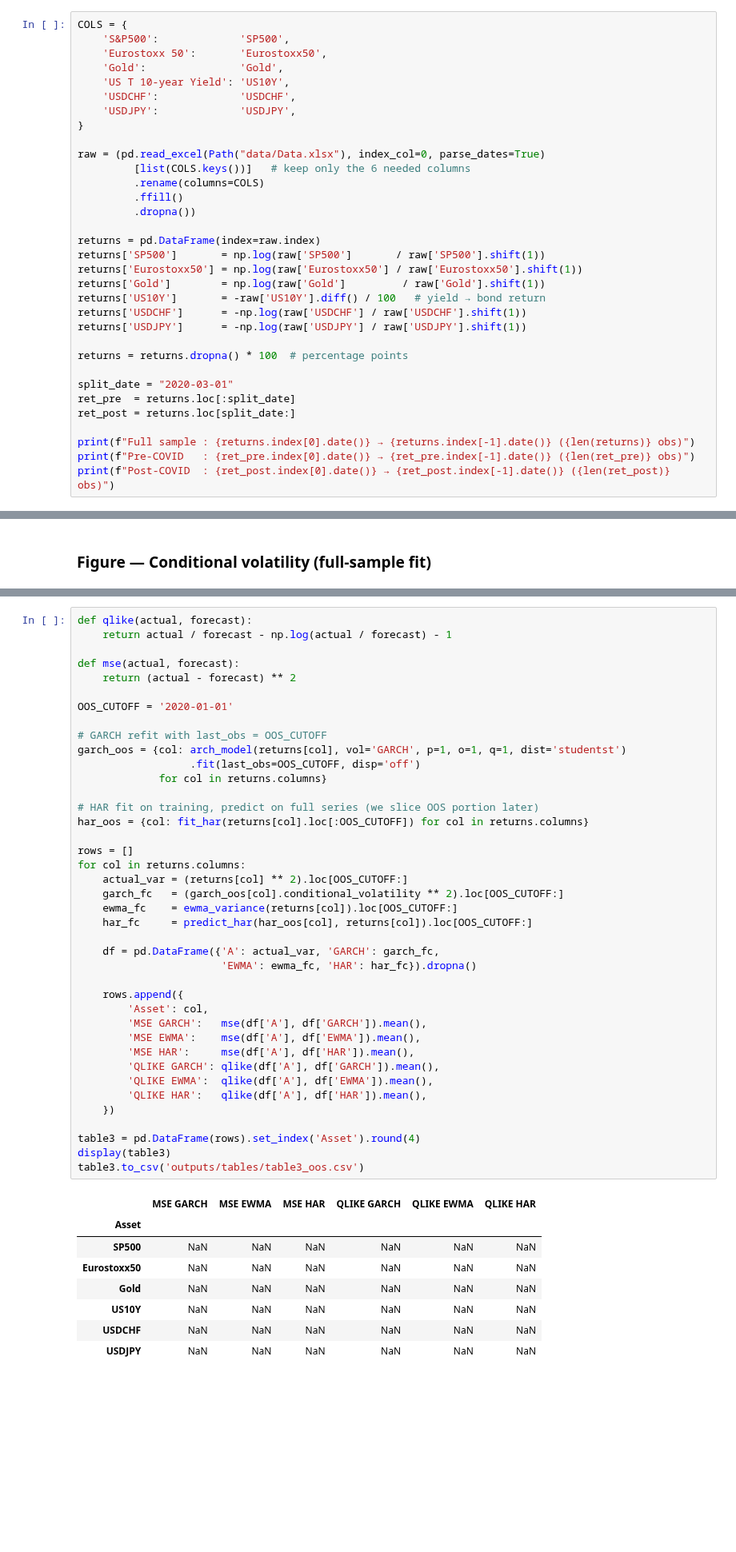
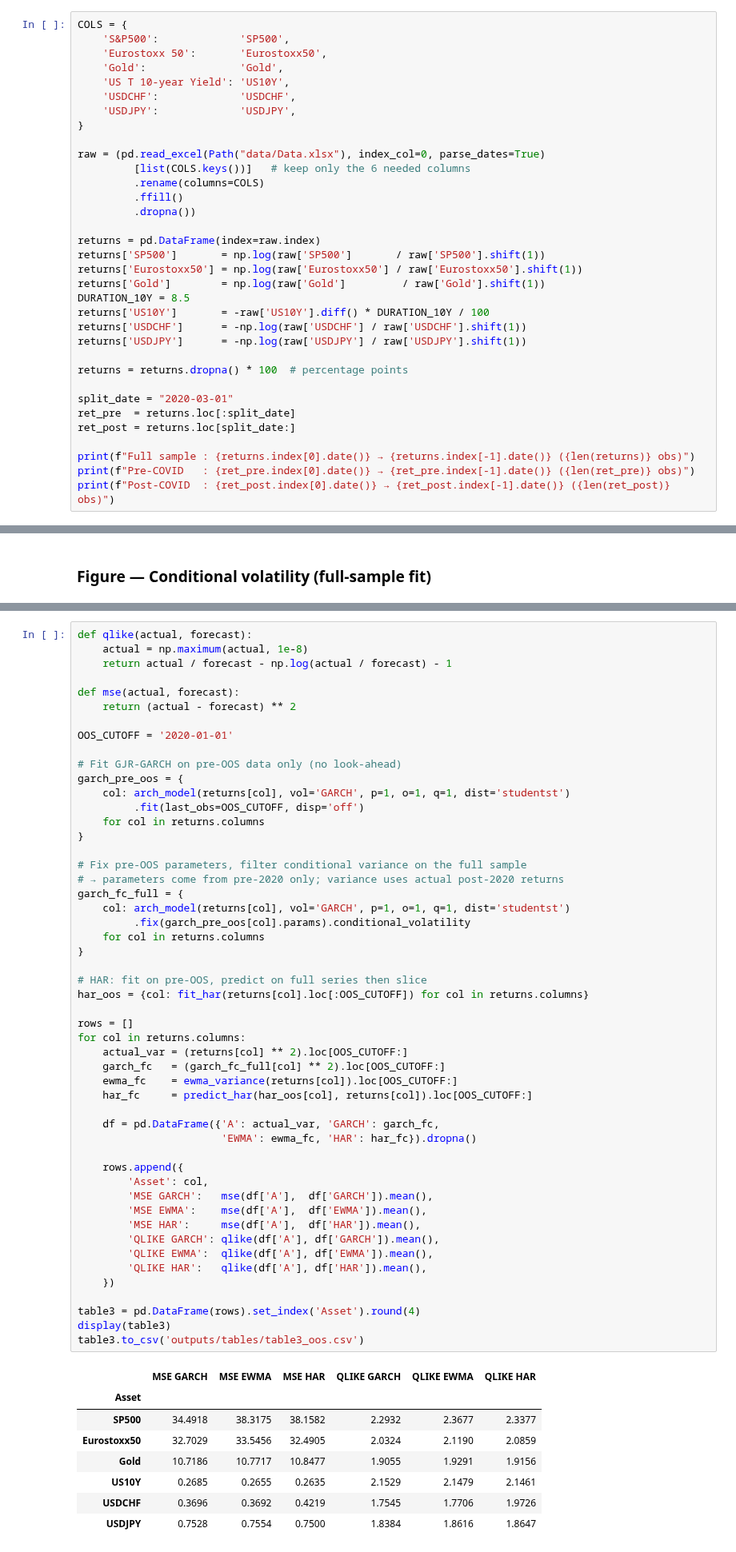
Before and after one commit to yvdri/EMiF-project-2, a Jupyter notebook: projet_emif/EMIF_proj2.ipynb, the cells around one changed output, grey strips where cells are left out. Shown at 80% size. Drawn from its saved outputs; the diff is of its cells as text; blank space fills up the shorter version.

```diff
--- a/projet_emif/EMIF_proj2.ipynb
+++ b/projet_emif/EMIF_proj2.ipynb
@@ -85,7 +85,8 @@ returns = pd.DataFrame(index=raw.index)
 returns['SP500']       = np.log(raw['SP500']       / raw['SP500'].shift(1))
 returns['Eurostoxx50'] = np.log(raw['Eurostoxx50'] / raw['Eurostoxx50'].shift(1))
 returns['Gold']        = np.log(raw['Gold']         / raw['Gold'].shift(1))
-returns['US10Y']       = -raw['US10Y'].diff() / 100   # yield → bond return
+DURATION_10Y = 8.5
+returns['US10Y']       = -raw['US10Y'].diff() * DURATION_10Y / 100
 returns['USDCHF']      = -np.log(raw['USDCHF'] / raw['USDCHF'].shift(1))
 returns['USDJPY']      = -np.log(raw['USDJPY'] / raw['USDJPY'].shift(1))
 
@@ -322,53 +323,64 @@ Loss functions (Patton 2011, robust to the noisy proxy $r_t^2$):
 $$L^{MSE}_t = (r_t^2 - \hat\sigma_t^2)^2, \qquad L^{QLIKE}_t = \frac{r_t^2}{\hat\sigma_t^2} - \ln\!\left(\frac{r_t^2}{\hat\sigma_t^2}\right) - 1$$
 # %%
 def qlike(actual, forecast):
+    actual = np.maximum(actual, 1e-8)
     return actual / forecast - np.log(actual / forecast) - 1
 
 def mse(actual, forecast):
     return (actual - forecast) ** 2
 
 OOS_CUTOFF = '2020-01-01'
 
-# GARCH refit with last_obs = OOS_CUTOFF
-garch_oos = {col: arch_model(returns[col], vol='GARCH', p=1, o=1, q=1, dist='studentst')
-                  .fit(last_obs=OOS_CUTOFF, disp='off')
-             for col in returns.columns}
+# Fit GJR-GARCH on pre-OOS data only (no look-ahead)
+garch_pre_oos = {
+    col: arch_model(returns[col], vol='GARCH', p=1, o=1, q=1, dist='studentst')
+         .fit(last_obs=OOS_CUTOFF, disp='off')
+    for col in returns.columns
+}
 
-# HAR fit on training, predict on full series (we slice OOS portion later)
+# Fix pre-OOS parameters, filter conditional variance on the full sample
+# → parameters come from pre-2020 only; variance uses actual post-2020 returns
+garch_fc_full = {
+    col: arch_model(returns[col], vol='GARCH', p=1, o=1, q=1, dist='studentst')
+         .fix(garch_pre_oos[col].params).conditional_volatility
+    for col in returns.columns
+}
+
+# HAR: fit on pre-OOS, predict on full series then slice
 har_oos = {col: fit_har(returns[col].loc[:OOS_CUTOFF]) for col in returns.columns}
 
 rows = []
 for col in returns.columns:
     actual_var = (returns[col] ** 2).loc[OOS_CUTOFF:]
-    garch_fc   = (garch_oos[col].conditional_volatility ** 2).loc[OOS_CUTOFF:]
+    garch_fc   = (garch_fc_full[col] ** 2).loc[OOS_CUTOFF:]
     ewma_fc    = ewma_variance(returns[col]).loc[OOS_CUTOFF:]
     har_fc     = predict_har(har_oos[col], returns[col]).loc[OOS_CUTOFF:]
 
     df = pd.DataFrame({'A': actual_var, 'GARCH': garch_fc,
                        'EWMA': ewma_fc, 'HAR': har_fc}).dropna()
 
     rows.append({
         'Asset': col,
-        'MSE GARCH':   mse(df['A'], df['GARCH']).mean(),
-        'MSE EWMA':    mse(df['A'], df['EWMA']).mean(),
-        'MSE HAR':     mse(df['A'], df['HAR']).mean(),
+        'MSE GARCH':   mse(df['A'],  df['GARCH']).mean(),
+        'MSE EWMA':    mse(df['A'],  df['EWMA']).mean(),
+        'MSE HAR':     mse(df['A'],  df['HAR']).mean(),
         'QLIKE GARCH': qlike(df['A'], df['GARCH']).mean(),
         'QLIKE EWMA':  qlike(df['A'], df['EWMA']).mean(),
         'QLIKE HAR':   qlike(df['A'], df['HAR']).mean(),
     })
 
 table3 = pd.DataFrame(rows).set_index('Asset').round(4)
 display(table3)
 table3.to_csv('outputs/tables/table3_oos.csv')
 # %% [output]
 |  | MSE GARCH | MSE EWMA | MSE HAR | QLIKE GARCH | QLIKE EWMA | QLIKE HAR |
 | Asset |  |  |  |  |  |  |
-| SP500 | NaN | NaN | NaN | NaN | NaN | NaN |
-| Eurostoxx50 | NaN | NaN | NaN | NaN | NaN | NaN |
-| Gold | NaN | NaN | NaN | NaN | NaN | NaN |
-| US10Y | NaN | NaN | NaN | NaN | NaN | NaN |
-| USDCHF | NaN | NaN | NaN | NaN | NaN | NaN |
-| USDJPY | NaN | NaN | NaN | NaN | NaN | NaN |
+| SP500 | 34.4918 | 38.3175 | 38.1582 | 2.2932 | 2.3677 | 2.3377 |
+| Eurostoxx50 | 32.7029 | 33.5456 | 32.4905 | 2.0324 | 2.1190 | 2.0859 |
+| Gold | 10.7186 | 10.7717 | 10.8477 | 1.9055 | 1.9291 | 1.9156 |
+| US10Y | 0.2685 | 0.2655 | 0.2635 | 2.1529 | 2.1479 | 2.1461 |
+| USDCHF | 0.3696 | 0.3692 | 0.4219 | 1.7545 | 1.7706 | 1.9726 |
+| USDJPY | 0.7528 | 0.7554 | 0.7500 | 1.8384 | 1.8616 | 1.8647 |
 # %% [markdown]
 ### Diebold-Mariano test
 
```
Also changed, not shown: parts of 13 cells of this notebook, 1 other file.
